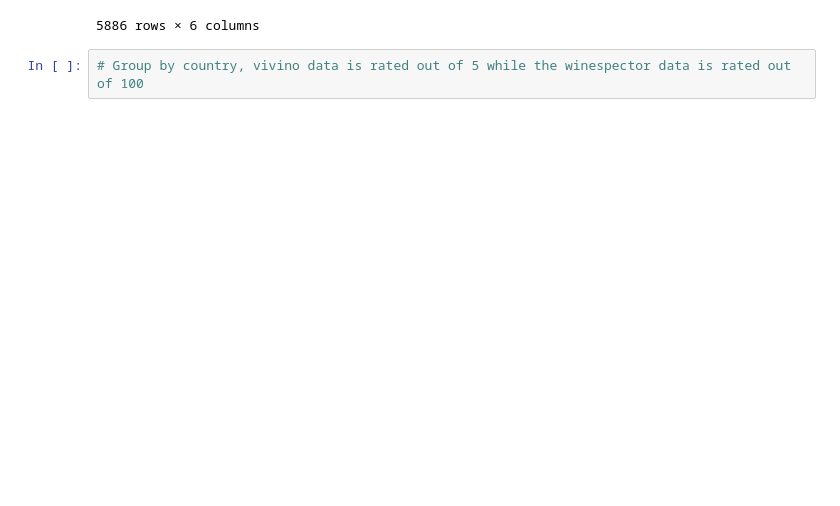
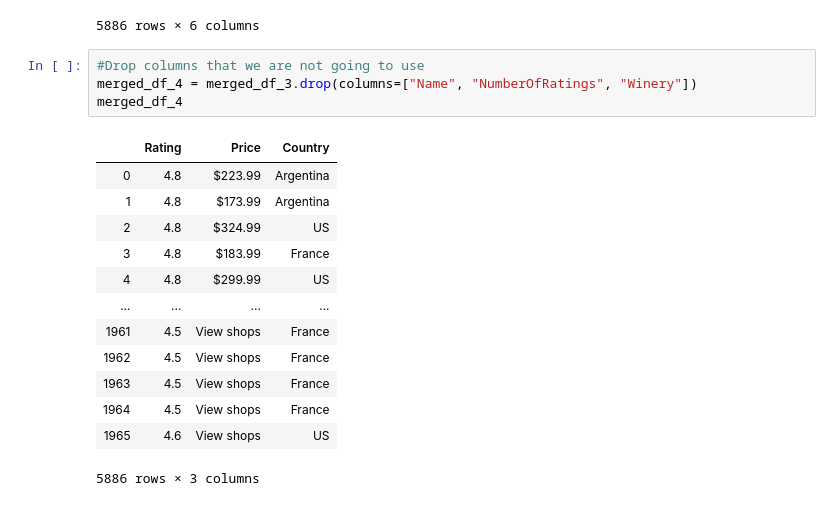
Before and after one commit to mybluebit/DA-BC-Project-One, a Jupyter notebook: Untitled.ipynb, the cells around one changed output. Drawn from its saved outputs; the diff is of its cells as text; blank space fills up the shorter version.

Commit message:
Data cleaned and frames merged

```diff
--- a/Untitled.ipynb
+++ b/Untitled.ipynb
@@ -90,5 +91,21 @@ See the caveats in the documentation: http://pandas.pydata.org/pandas-docs/stabl
 | 1964 | La Grande Dame Brut Champagne 2004 | 4.5 | View shops | 2338 ratings | France | Veuve Clicquot |
 | 1965 | J. Schram Brut 2000 | 4.6 | View shops | 25 ratings | US | Schramsberg |
 5886 rows × 6 columns
-# %%
-# Group by country, vivino data is rated out of 5 while the winespector data is rated out of 100
+# %%
+#Drop columns that we are not going to use
+merged_df_4 = merged_df_3.drop(columns=["Name", "NumberOfRatings", "Winery"])
+merged_df_4
+# %% [output]
+|  | Rating | Price | Country |
+| 0 | 4.8 | $223.99 | Argentina |
+| 1 | 4.8 | $173.99 | Argentina |
+| 2 | 4.8 | $324.99 | US |
+| 3 | 4.8 | $183.99 | France |
+| 4 | 4.8 | $299.99 | US |
+| ... | ... | ... | ... |
+| 1961 | 4.5 | View shops | France |
+| 1962 | 4.5 | View shops | France |
+| 1963 | 4.5 | View shops | France |
+| 1964 | 4.5 | View shops | France |
+| 1965 | 4.6 | View shops | US |
+5886 rows × 3 columns
```
Also changed, not shown: parts of 16 cells of this notebook.
